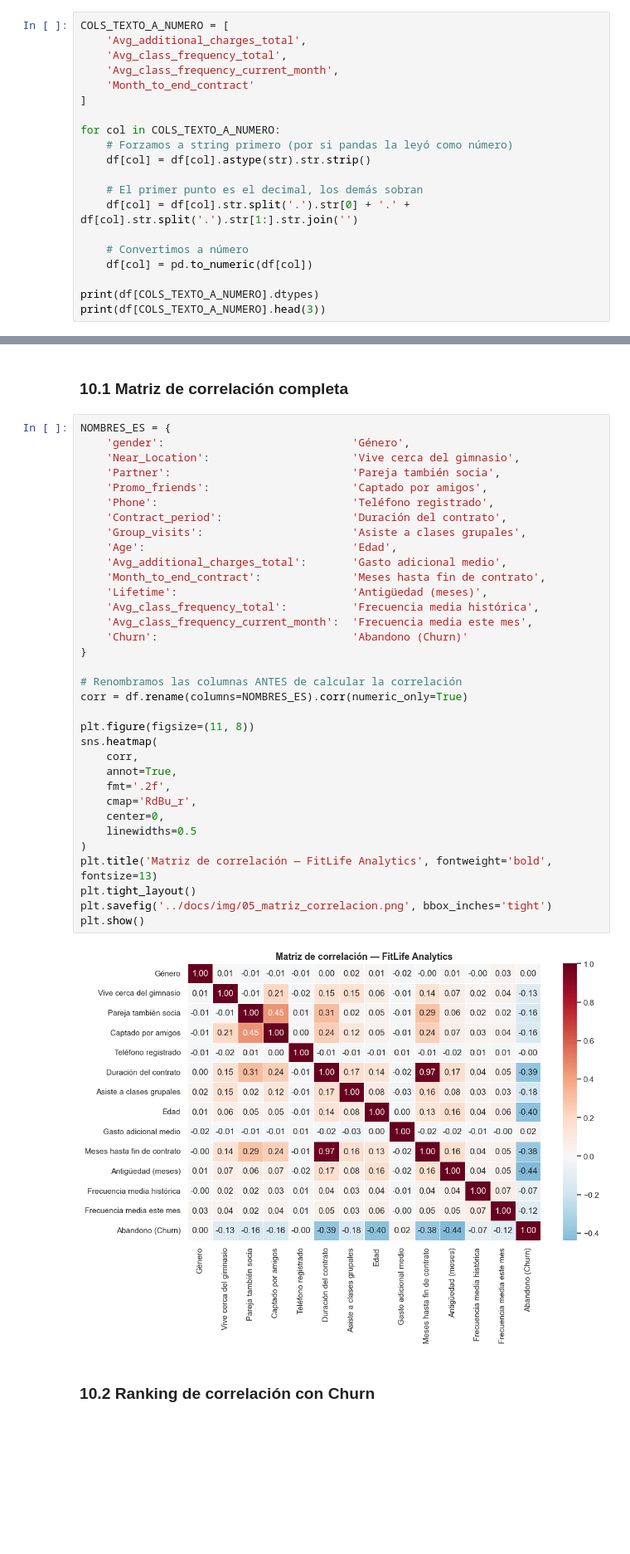
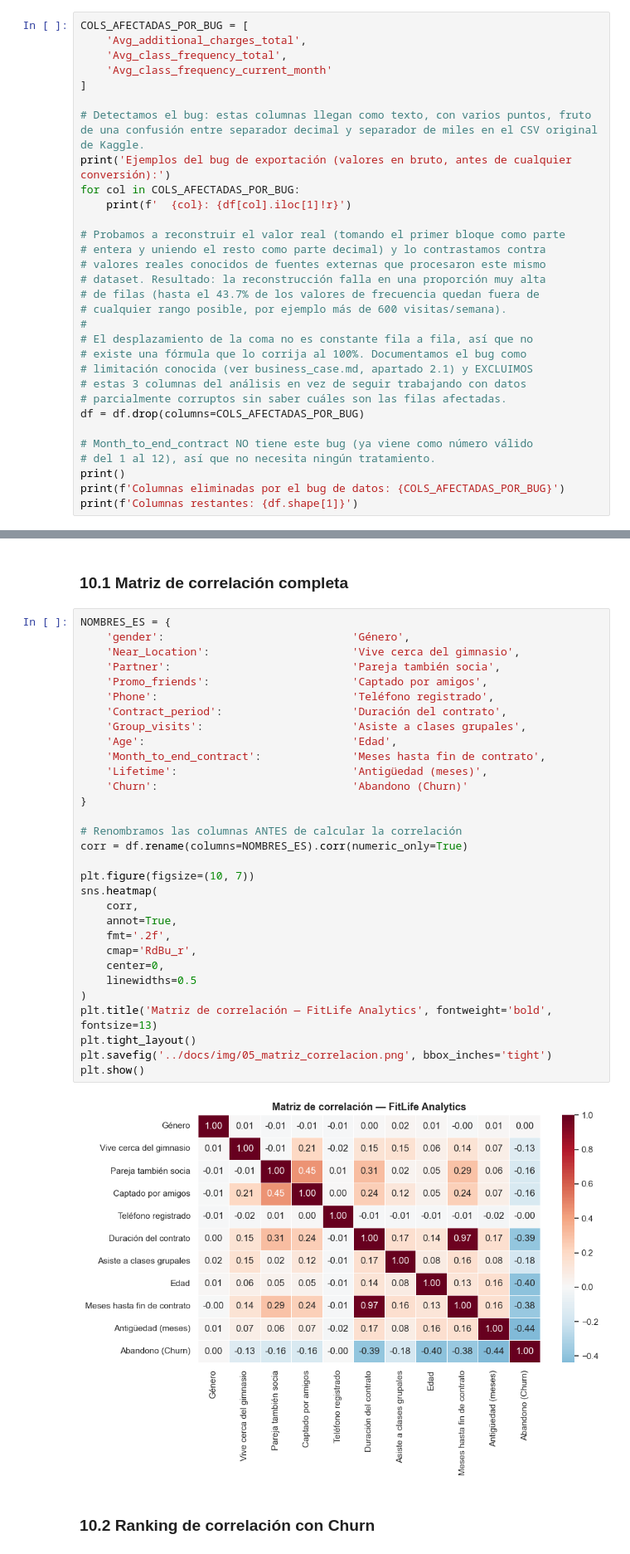
Before and after one commit to eyancess/fit_life_analytics, a Jupyter notebook: notebooks/01_exploracion_inicial.ipynb, the cells around one changed output, grey strips where cells are left out. Shown at 83% size. Saved outputs shown, nothing was run; the diff lists cells and outputs as text; blank space fills up the shorter version.

```diff
--- a/notebooks/01_exploracion_inicial.ipynb
+++ b/notebooks/01_exploracion_inicial.ipynb
@@ -35,23 +35,34 @@ print(f'Columnas: {df.shape[1]}')
 Filas:    4000
 Columnas: 14
 # %%
-COLS_TEXTO_A_NUMERO = [
+COLS_AFECTADAS_POR_BUG = [
     'Avg_additional_charges_total',
     'Avg_class_frequency_total',
-    'Avg_class_frequency_current_month',
-    'Month_to_end_contract'
+    'Avg_class_frequency_current_month'
 ]
 
-for col in COLS_TEXTO_A_NUMERO:
-    # Forzamos a string primero (por si pandas la leyó como número)
-    df[col] = df[col].astype(str).str.strip()
+# Detectamos el bug: estas columnas llegan como texto, con varios puntos, fruto de una confusión entre separador decimal y separador de miles en el CSV original de Kaggle.
+print('Ejemplos del bug de exportación (valores en bruto, antes de cualquier conversión):')
+for col in COLS_AFECTADAS_POR_BUG:
+    print(f'  {col}: {df[col].iloc[1]!r}')
 
-    # El primer punto es el decimal, los demás sobran
-    df[col] = df[col].str.split('.').str[0] + '.' + df[col].str.split('.').str[1:].str.join('')
+# Probamos a reconstruir el valor real (tomando el primer bloque como parte
+# entera y uniendo el resto como parte decimal) y lo contrastamos contra
+# valores reales conocidos de fuentes externas que procesaron este mismo
+# dataset. Resultado: la reconstrucción falla en una proporción muy alta
+# de filas (hasta el 43.7% de los valores de frecuencia quedan fuera de
+# cualquier rango posible, por ejemplo más de 600 visitas/semana).
+#
+# El desplazamiento de la coma no es constante fila a fila, así que no
+# existe una fórmula que lo corrija al 100%. Documentamos el bug como
+# limitación conocida (ver business_case.md, apartado 2.1) y EXCLUIMOS
+# estas 3 columnas del análisis en vez de seguir trabajando con datos
+# parcialmente corruptos sin saber cuáles son las filas afectadas.
+df = df.drop(columns=COLS_AFECTADAS_POR_BUG)
 
-    # Convertimos a número
-    df[col] = pd.to_numeric(df[col])
-
-print(df[COLS_TEXTO_A_NUMERO].dtypes)
-print(df[COLS_TEXTO_A_NUMERO].head(3))
+# Month_to_end_contract NO tiene este bug (ya viene como número válido
+# del 1 al 12), así que no necesita ningún tratamiento.
+print()
+print(f'Columnas eliminadas por el bug de datos: {COLS_AFECTADAS_POR_BUG}')
+print(f'Columnas restantes: {df.shape[1]}')
 # %% [output]
@@ -487,38 +483,35 @@ Una correlación **positiva** significa que está asociada a mayor riesgo de baj
 NOMBRES_ES = {
     'gender':                             'Género',
     'Near_Location':                      'Vive cerca del gimnasio',
     'Partner':                            'Pareja también socia',
     'Promo_friends':                      'Captado por amigos',
     'Phone':                              'Teléfono registrado',
     'Contract_period':                    'Duración del contrato',
     'Group_visits':                       'Asiste a clases grupales',
     'Age':                                'Edad',
-    'Avg_additional_charges_total':       'Gasto adicional medio',
     'Month_to_end_contract':              'Meses hasta fin de contrato',
     'Lifetime':                           'Antigüedad (meses)',
-    'Avg_class_frequency_total':          'Frecuencia media histórica',
-    'Avg_class_frequency_current_month':  'Frecuencia media este mes',
     'Churn':                              'Abandono (Churn)'
 }
 
 # Renombramos las columnas ANTES de calcular la correlación
 corr = df.rename(columns=NOMBRES_ES).corr(numeric_only=True)
 
-plt.figure(figsize=(11, 8))
+plt.figure(figsize=(10, 7))
 sns.heatmap(
     corr,
     annot=True,
     fmt='.2f',
     cmap='RdBu_r',
     center=0,
     linewidths=0.5
 )
 plt.title('Matriz de correlación — FitLife Analytics', fontweight='bold', fontsize=13)
 plt.tight_layout()
 plt.savefig('../docs/img/05_matriz_correlacion.png', bbox_inches='tight')
 plt.show()
 # %% [output]
-[figure, old version]
+[figure, new version]
 # %% [markdown]
 ### 10.2 Ranking de correlación con Churn
 # %% [markdown]
```
Also changed, not shown: parts of 10 cells of this notebook, 41 other files.
